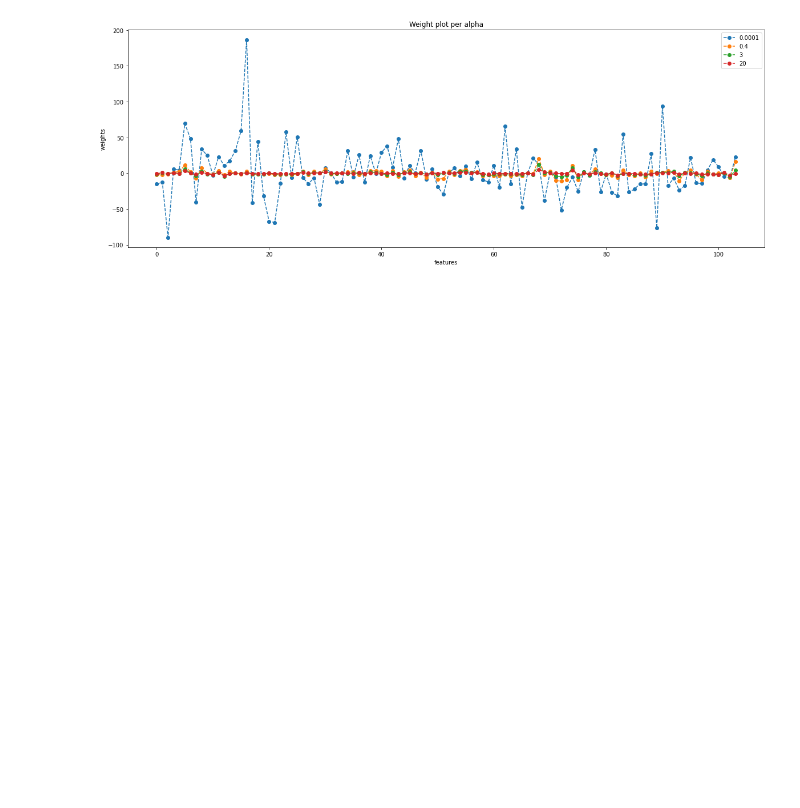
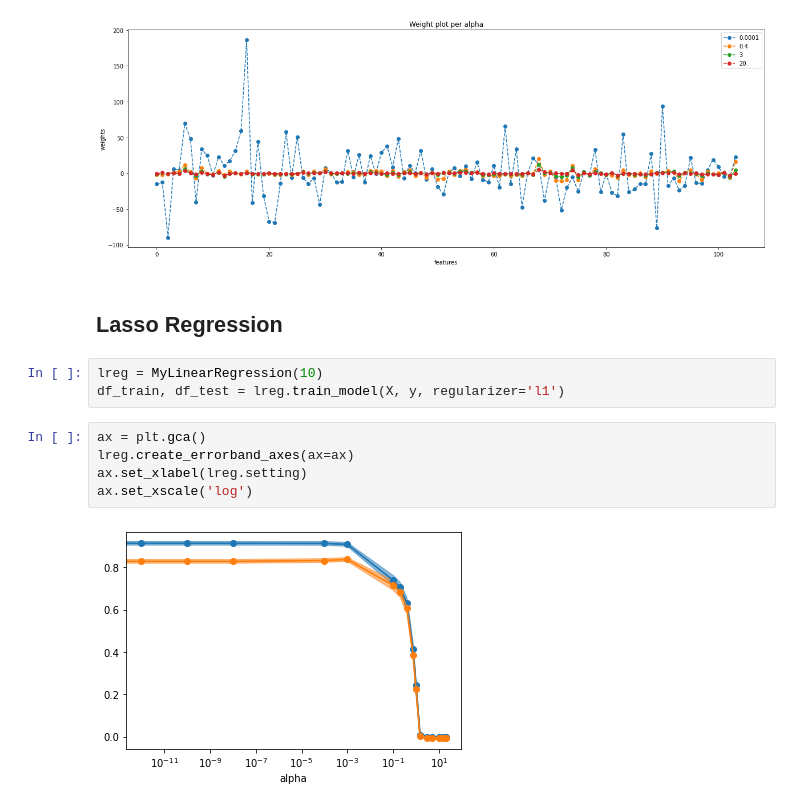
Before and after one commit to abeljoshuacruzada/Auto_BeLMS, a Jupyter notebook: Example.ipynb, the cells around one changed output. Saved outputs shown, nothing was run; the diff lists cells and outputs as text; blank space fills up the shorter version.

```diff
--- a/Example.ipynb
+++ b/Example.ipynb
@@ -262,3 +280,15 @@ plt.legend()
 # %% [output]
 <matplotlib.legend.Legend at 0x...>
 [figure]
+# %% [markdown]
+## Lasso Regression
+# %%
+lreg = MyLinearRegression(10)
+df_train, df_test = lreg.train_model(X, y, regularizer='l1')
+# %%
+ax = plt.gca()
+lreg.create_errorband_axes(ax=ax)
+ax.set_xlabel(lreg.setting)
+ax.set_xscale('log')
+# %% [output]
+[figure, added]
```
Also changed, not shown: parts of 4 cells of this notebook, 3 other files.
